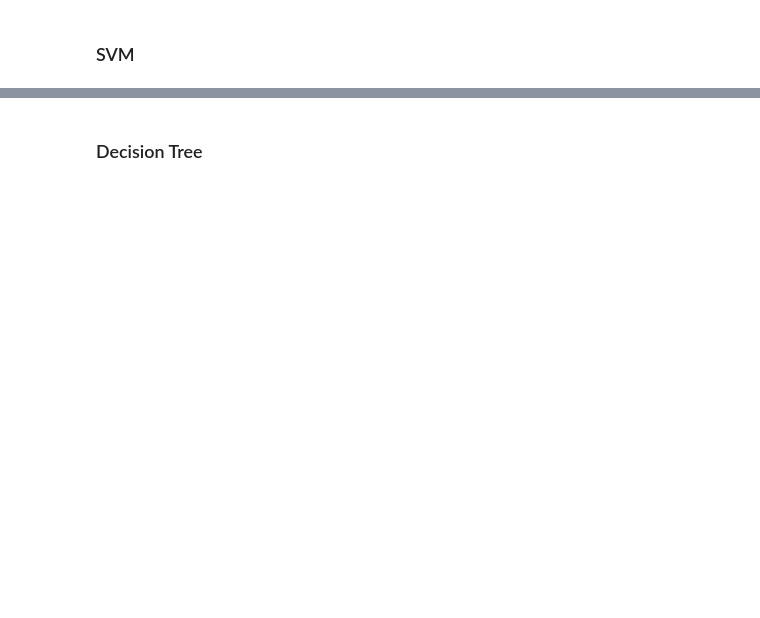
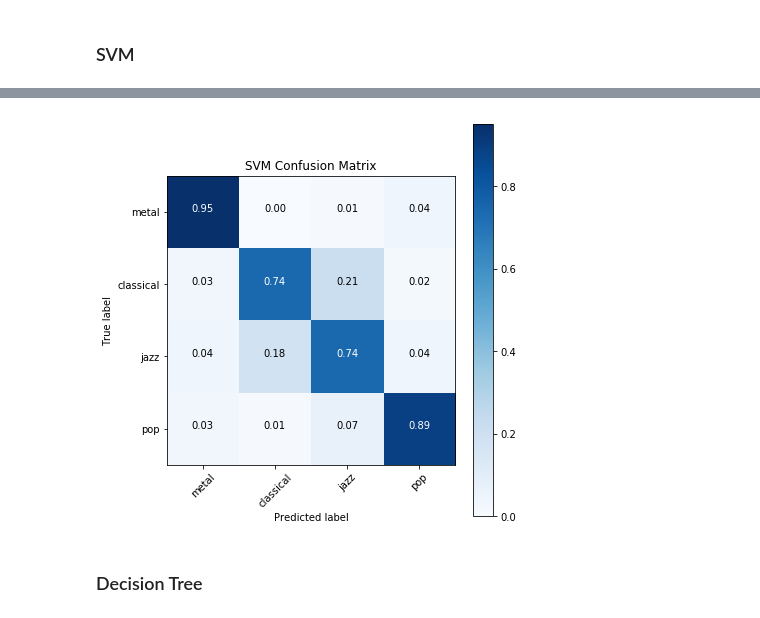
Before and after one commit to GTU-Projects/CSE455_MachineLearning_2018, a Jupyter notebook: Final_MusicClassification/music_classfication.ipynb, the cells around one changed output, grey strips where cells are left out. Cells and saved outputs as stored; diff of their text form; code cells hidden in the pictures; blank space fills up the shorter version.

```diff
--- a/Final_MusicClassification/music_classfication.ipynb
+++ b/Final_MusicClassification/music_classfication.ipynb
@@ -252,0 +478,36 @@ Wall time: 11.1 s
+# %%
+%%time
+kf = KFold(n_splits=5)
+
+basic_guess = []
+basic_actual = []
+
+yt_guess_basic = []
+yt_actual_basic = []
+
+for trainIndex, testIndex in kf.split(basic_shuffledData):
+    X_train, X_test = basic_shuffledData[trainIndex], basic_shuffledData[testIndex]
+    y_train, y_test = basic_shuffledClass[trainIndex], basic_shuffledClass[testIndex]
+
+    svm1 = svm.LinearSVC(C=10, loss='squared_hinge', penalty='l2', tol=0.00001)
+    svm1.fit(X_train,y_train)
+
+    basic_actual.extend(y_test)
+    basic_guess.extend(svm1.predict(X_test))
+
+    yt_guess_basic.extend(svm1.predict(yt_data_basic))
+    yt_actual_basic.extend(yt_class_basic)
+
+coeff = confusion_matrix(basic_actual, basic_guess)
+
+plot_confusion_matrix(coeff, classes=Y_str_basic, normalize=True,
+                      title='SVM Confusion Matrix')
+print("SVM Score: ", accuracy_score(basic_actual, basic_guess))
+
+'''
+coeff = confusion_matrix(yt_guess_basic, yt_actual_basic)
+plot_confusion_matrix(coeff, classes=Y_str_basic, normalize=True,
+                      title='KNN YT Confusion Matrix')
+print("KNN Youtube Score: ", accuracy_score(yt_guess, yt_actual))
+'''
+# %% [output]
@@ -253,3 +517,4 @@ Wall time: 11.1 s
+[figure, added]
 # %% [markdown]
 ### Decision Tree
 # %%
```
Also changed, not shown: parts of 14 cells of this notebook.
